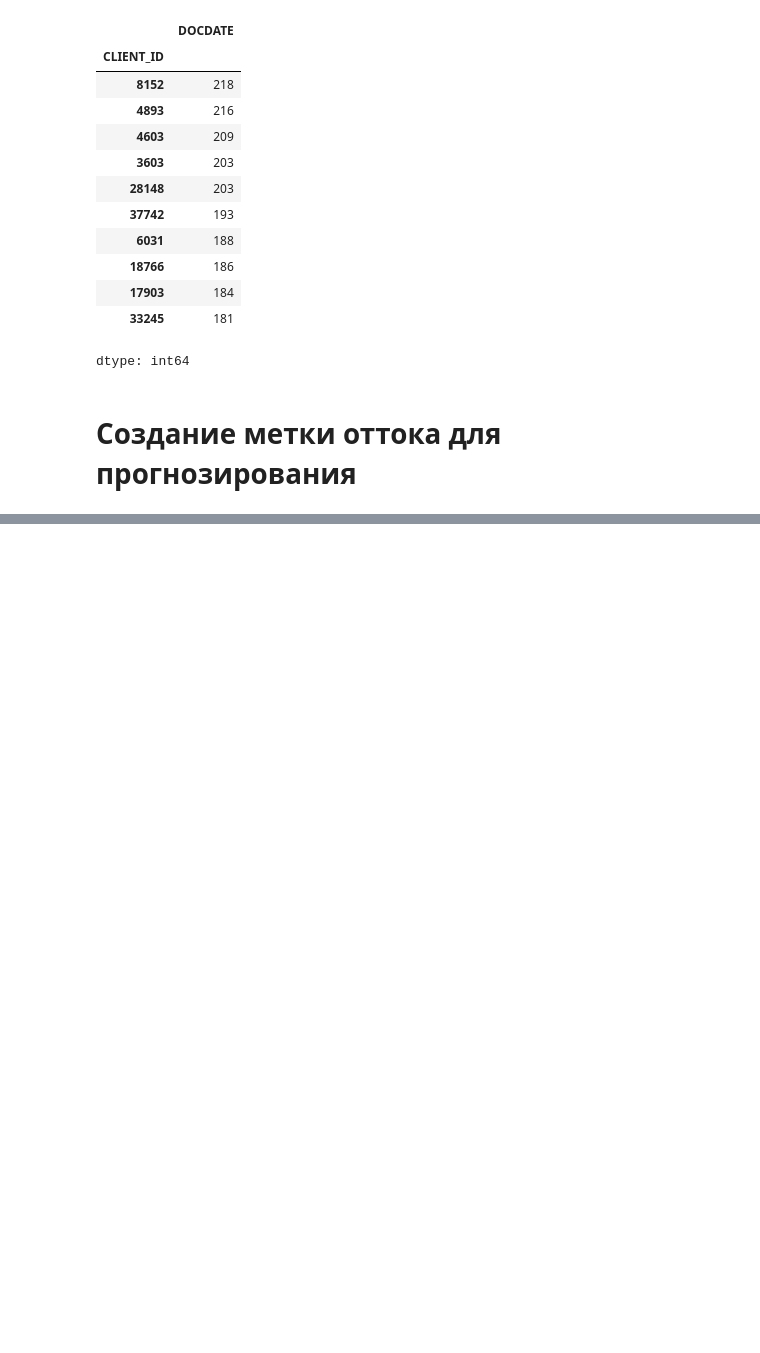
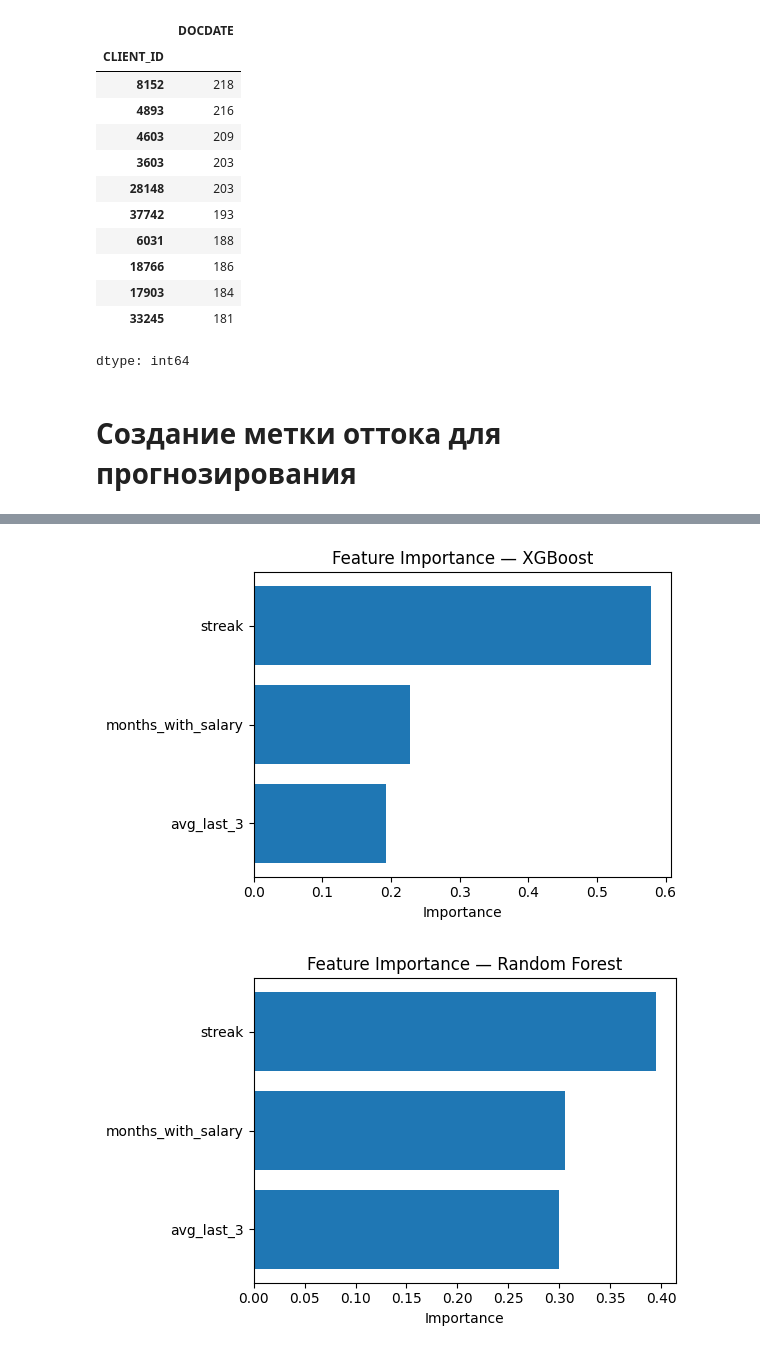
Before and after one commit to gauwuhar/fuzzy-octo-robot, a Jupyter notebook: DS_interview.ipynb, the cells around one changed output, grey strips where cells are left out. Cells and saved outputs as stored; diff of their text form; code cells hidden in the pictures; blank space fills up the shorter version.

```diff
--- a/DS_interview.ipynb
+++ b/DS_interview.ipynb
@@ -243,18 +244,3 @@ top_clients
 dtype: int64
 # %% [markdown]
 # Создание метки оттока для прогнозирования
-# %%
-# Создадим столбец для метки оттока
-df['next_month'] = df['DOCDATE'] + pd.DateOffset(months=1)
-
-# Применим логику для оттока клиентов
-# Рассмотрим, что если в следующий месяц после 3 месяцев подряд зачислений не было, то клиент ушел
-# Предположим, что клиент ушел, если не было выплат в 4-й месяц
-
-# Проверим, что мы корректно определили отток
-df['churn'] = df.groupby('CLIENT_ID')['DOCDATE'].shift(-3).isnull().astype(int)
-
-# Итоговый набор данных с таргетом
-target_data = df[['CLIENT_ID', 'DOCDATE', 'churn']].drop_duplicates()
-
-target_data.head()
@@ -267,0 +545,22 @@ target_data.head()
+# %%
+import matplotlib.pyplot as plt
+
+def plot_feature_importance(model, model_name):
+    importances = model.feature_importances_
+    features = X.columns
+    sorted_idx = importances.argsort()[::-1]
+
+    plt.figure(figsize=(6, 4))
+    plt.barh(features[sorted_idx], importances[sorted_idx])
+    plt.title(f"Feature Importance — {model_name}")
+    plt.xlabel("Importance")
+    plt.gca().invert_yaxis()
+    plt.tight_layout()
+    plt.show()
+
+# Пример:
+plot_feature_importance(fitted_models["XGBoost"], "XGBoost")
+plot_feature_importance(fitted_models["Random Forest"], "Random Forest")
+# %% [output]
+[figure, added]
+[figure, added]
```
Also changed, not shown: parts of 20 cells of this notebook.
